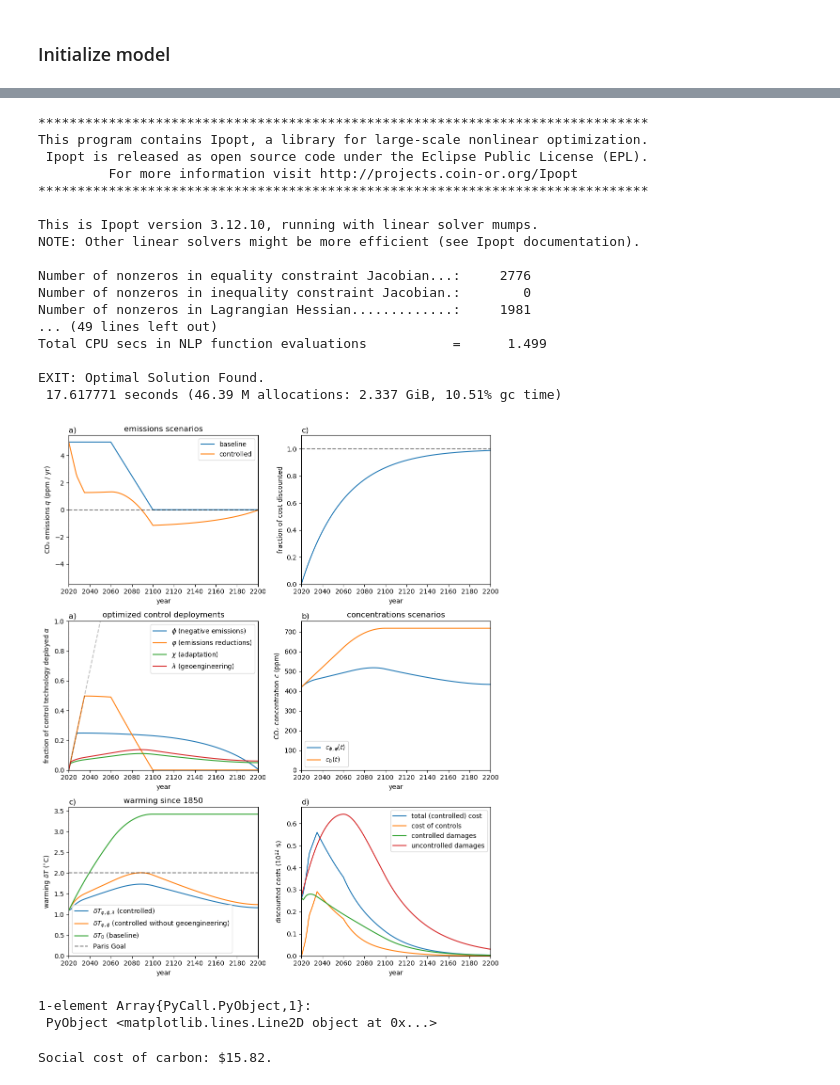
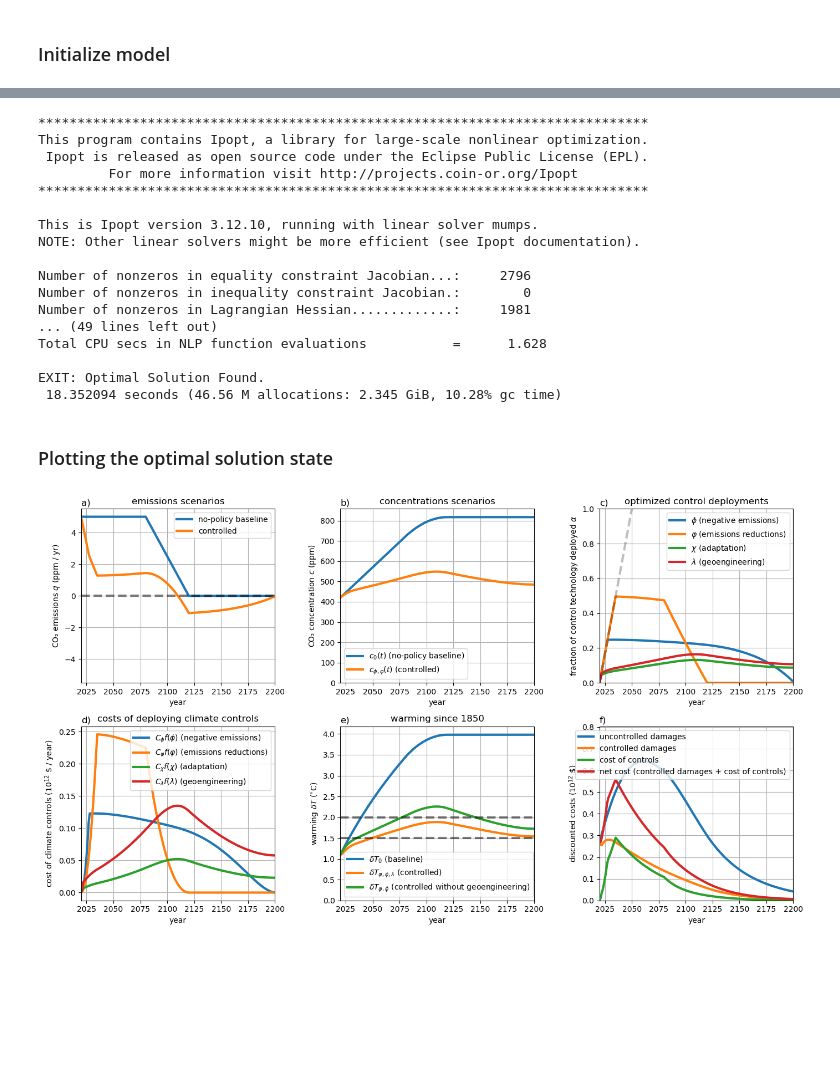
Before and after one commit to hdrake/OptimizeClimate, a Jupyter notebook: notebooks/basic_example.ipynb, the cells around one changed output, grey strips where cells are left out. Saved outputs shown, nothing was run; the diff lists cells and outputs as text; code cells hidden in the pictures; blank space fills up the shorter version.

Commit message:
Small edits to plotting

```diff
--- a/notebooks/basic_example.ipynb
+++ b/notebooks/basic_example.ipynb
@@ -35,10 +40,10 @@ adapt_cost = 0.03*GWP;
 # %%
-baseline_emissions_scenario = baseline_emissions(t, 5., 2060., 40.)
+baseline_emissions_scenario = baseline_emissions(t, 5., 2080., 40.)
 
 economics = Economics(
     β, utility_discount_rate,
     reduce_cost, remove_cost, geoeng_cost, adapt_cost,
-    0., 0., 0., 0., # Assumed initial condition of no deployments in 2020
+    0., 0., 0., 0., # Assumed initial condition of zero control deployments in 2020
     baseline_emissions_scenario
 );
 # %% [markdown]
@@ -70,6 +79,6 @@ Social cost of carbon: $24.99.
 # %%
 maxslope = 1. /30.
-optimize_controls!(model, maxslope = maxslope);
+optimize_controls!(model, maxslope = maxslope, obj_option = "net_cost");
 # %% [output]
 ******************************************************************************
 This program contains Ipopt, a library for large-scale nonlinear optimization.
@@ -80,26 +89,27 @@ This program contains Ipopt, a library for large-scale nonlinear optimization.
 This is Ipopt version 3.12.10, running with linear solver mumps.
 NOTE: Other linear solvers might be more efficient (see Ipopt documentation).
 
-Number of nonzeros in equality constraint Jacobian...:     2776
+Number of nonzeros in equality constraint Jacobian...:     2796
 Number of nonzeros in inequality constraint Jacobian.:        0
 Number of nonzeros in Lagrangian Hessian.............:     1981
 ... (49 lines left out)
-Total CPU secs in NLP function evaluations           =      1.499
+Total CPU secs in NLP function evaluations           =      1.628
 
 EXIT: Optimal Solution Found.
- 17.617771 seconds (46.39 M allocations: 2.337 GiB, 10.51% gc time)
+ 18.352094 seconds (46.56 M allocations: 2.345 GiB, 10.28% gc time)
-# %%
-# plot optimized model state
-plot_state(model)
-subplot(3,2,3)
-plot([2020., 2020. + 1. /maxslope], [0.,1.], "k--", alpha=0.25)
-# %% [output]
-[figure, removed]
-1-element Array{PyCall.PyObject,1}:
- PyObject <matplotlib.lines.Line2D object at 0x...>
-# %%
-print(string(
-        "Social cost of carbon: \$",
-        SCC(model),"."))
-# %% [output]
-Social cost of carbon: $15.82.
+# %% [markdown]
+### Plotting the optimal solution state
+# %%
+rcParams = PyPlot.PyDict(PyPlot.matplotlib."rcParams")
+rcParams["lines.linewidth"] = 3 # Change linewidth
+
+plot_state(model)
+
+# Individual panels of the figure can be modified using PyPlot commands
+# (see https://github.com/JuliaPy/PyPlot.jl)
+subplot(2,3,3)
+plot([2020., 2020. + 1. /maxslope], [0.,1.], "k--", alpha=0.25) # add a slope showing the faster possible ramp up of controls
+
+savefig("../figures/model_state_example.png", bbox_inches="tight", dpi=100)
+# %% [output]
+[figure, added]
```
Also changed, not shown: parts of 8 cells of this notebook, 5 other files.
